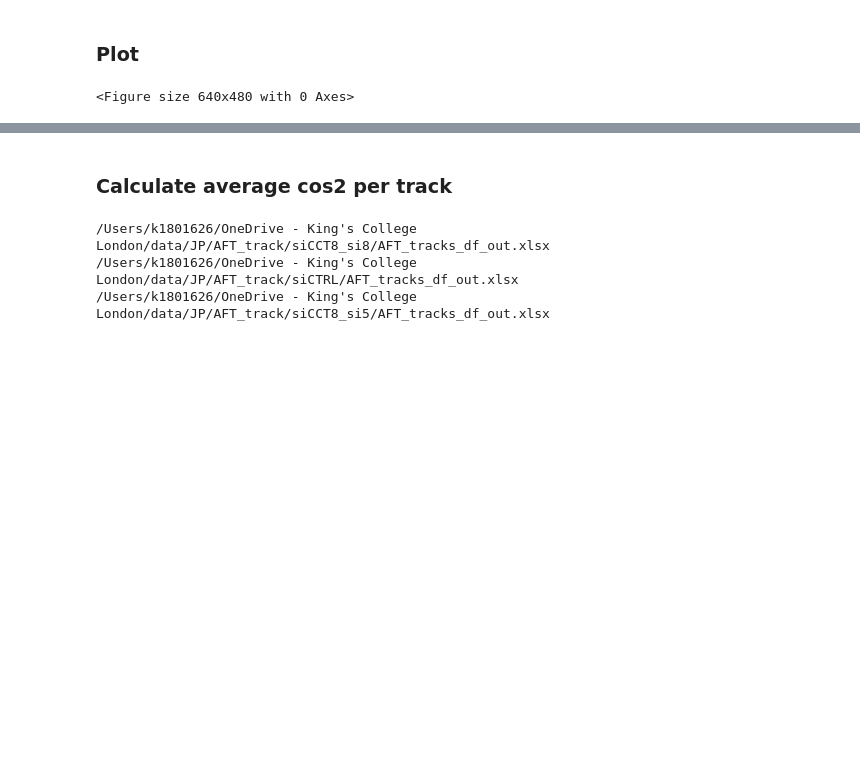
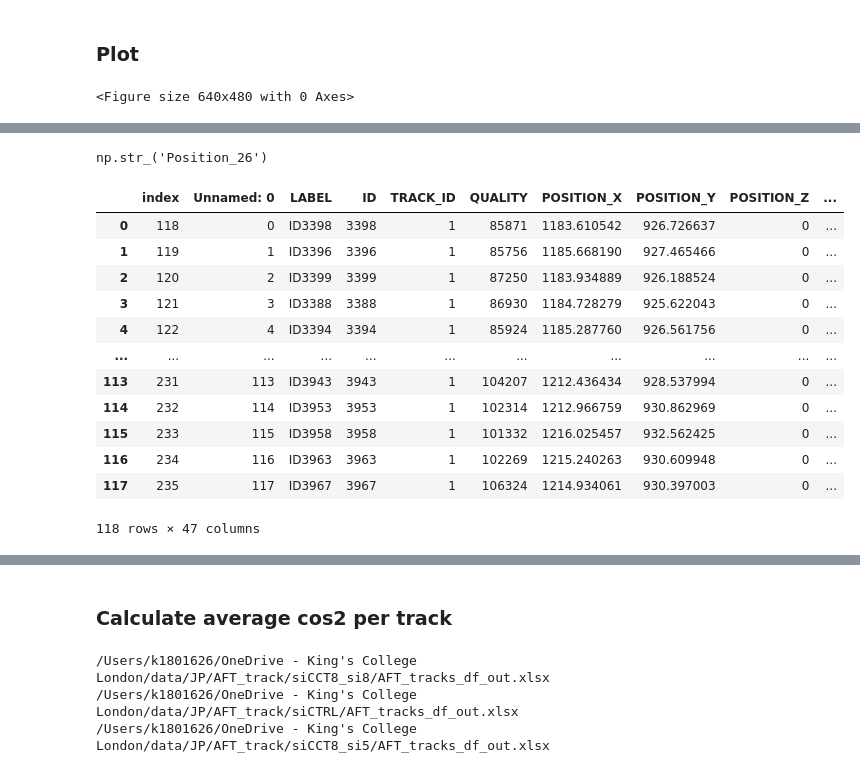
Before and after one commit to CellMigrationLab/AFT_tracks, a Jupyter notebook: 20250304_AFT_tracks.ipynb, the cells around one changed output, grey strips where cells are left out. Drawn from its saved outputs; the diff is of its cells as text; code cells hidden in the pictures; blank space fills up the shorter version.

```diff
--- a/20250304_AFT_tracks.ipynb
+++ b/20250304_AFT_tracks.ipynb
@@ -240,3 +251,7 @@ for position in range(len(im_list_current)):
+# %%
+im_list_current[0]
+# %% [output]
+np.str_('Position_26')
 # %%
 for position in range(len(im_list_current)):
 
@@ -288,0 +303,17 @@ for position in range(len(im_list_current)):
+# %%
+df_temp_track = df_temp_track.reset_index()
+df_temp_track
+# %% [output]
+|  | index | Unnamed: 0 | LABEL | ID | TRACK_ID | QUALITY | POSITION_X | POSITION_Y | POSITION_Z | ... |
+| 0 | 118 | 0 | ID3398 | 3398 | 1 | 85871 | 1183.610542 | 926.726637 | 0 | ... |
+| 1 | 119 | 1 | ID3396 | 3396 | 1 | 85756 | 1185.668190 | 927.465466 | 0 | ... |
+| 2 | 120 | 2 | ID3399 | 3399 | 1 | 87250 | 1183.934889 | 926.188524 | 0 | ... |
+| 3 | 121 | 3 | ID3388 | 3388 | 1 | 86930 | 1184.728279 | 925.622043 | 0 | ... |
+| 4 | 122 | 4 | ID3394 | 3394 | 1 | 85924 | 1185.287760 | 926.561756 | 0 | ... |
+| ... | ... | ... | ... | ... | ... | ... | ... | ... | ... | ... |
+| 113 | 231 | 113 | ID3943 | 3943 | 1 | 104207 | 1212.436434 | 928.537994 | 0 | ... |
+| 114 | 232 | 114 | ID3953 | 3953 | 1 | 102314 | 1212.966759 | 930.862969 | 0 | ... |
+| 115 | 233 | 115 | ID3958 | 3958 | 1 | 101332 | 1216.025457 | 932.562425 | 0 | ... |
+| 116 | 234 | 116 | ID3963 | 3963 | 1 | 102269 | 1215.240263 | 930.609948 | 0 | ... |
+| 117 | 235 | 117 | ID3967 | 3967 | 1 | 106324 | 1214.934061 | 930.397003 | 0 | ... |
+118 rows × 47 columns
```
Also changed, not shown: parts of 7 cells of this notebook.
